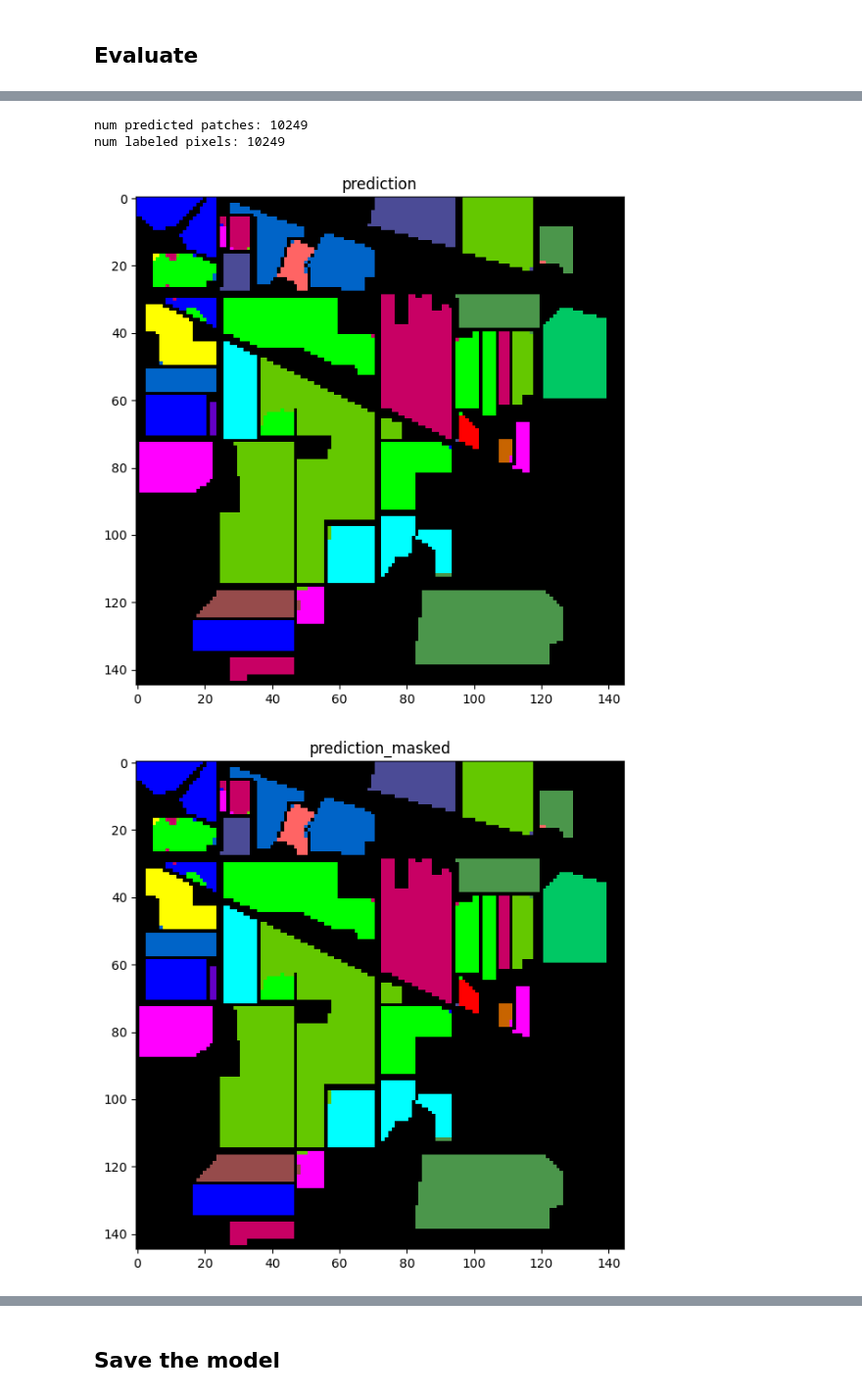
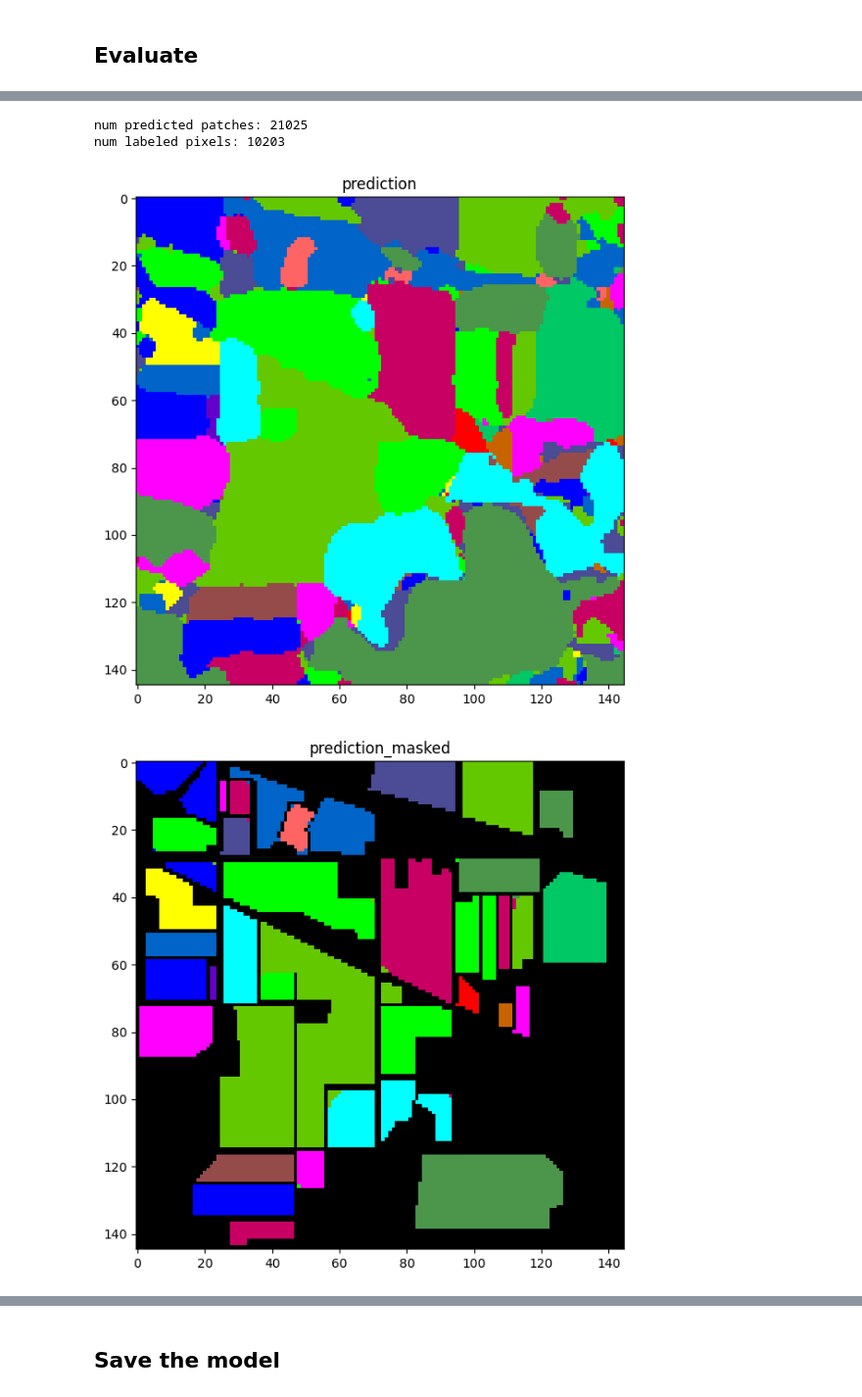
Before and after one commit to Chaknith/Recreate-Research-Paper, a Jupyter notebook: HybridSN Exploring 3D-2D CNN Feature Hierarchy for Hyperspectral Image Classification/recreate.ipynb, the cells around one changed output, grey strips where cells are left out. Shown at 98% size. Saved outputs shown, nothing was run; the diff lists cells and outputs as text; code cells hidden in the pictures.

```diff
--- a/HybridSN Exploring 3D-2D CNN Feature Hierarchy for Hyperspectral Image Classification/recreate.ipynb
+++ b/HybridSN Exploring 3D-2D CNN Feature Hierarchy for Hyperspectral Image Classification/recreate.ipynb
@@ -222,6 +289,7 @@ class HybridSN(nn.Module):
         )
 
     def _forward_features(self, x: torch.Tensor) -> torch.Tensor:
+        x = x.unsqueeze(1)
         # x: (N, 1, Bands, Patch, Patch)
         x = self.conv3d_1(x)  # (N, 8, 24, 23, 23) for 30 bands / 25 patch
         x = self.conv3d_2(x)  # (N, 16, 20, 21, 21)
@@ -366,7 +389,7 @@ def evaluate(model, loader, criterion, device):
     correct = 0
     total = 0
 
-    for xb, yb in loader:
+    for batch_idx, (xb, yb) in tqdm(enumerate(loader), total=len(loader)):
         xb = xb.to(device)
         yb = yb.to(device)
 
@@ -385,10 +408,23 @@ def evaluate(model, loader, criterion, device):
     epoch_acc = correct / total
     return epoch_loss, epoch_acc
 # %%
+device = torch.device(f"cuda:{DEVICE}" if DEVICE >= 0 and torch.cuda.is_available() else "cpu")
+
+num_classes = len(DATASETS[DATASET]["class_name"])
+model = HybridSN(
+    num_classes,
+    N_PCA,
+    PATCH_SIZE,
+    #dropout=0.4,
+).to(device)
+
+criterion = nn.CrossEntropyLoss()
+optimizer = torch.optim.Adam(model.parameters(), lr=LR, weight_decay=WEIGHT_DECAY)
+
 best_val_acc = 0.0
 best_model_path = save_dir / "best_model.pth"
 
-for epoch in range(1, EPOCH + 1):
+for epoch in tqdm(range(1, EPOCH + 1)):
     train_loss, train_acc = train_one_epoch(
         model, train_loader, criterion, optimizer, device
     )
@@ -405,7 +441,7 @@ for epoch in range(1, EPOCH + 1):
 
         print(
             f"                 "
-            f"Val Loss: {val_loss:.4f} | Val Acc: {val_acc:.4f}"
+            f"Val Loss: {val_loss:.6f} | Val Acc: {val_acc:.6f}"
         )
 
         if val_acc > best_val_acc:
@@ -433,8 +467,8 @@ Saved best model to results/IP/best_model.pth
 # %% [markdown]
 ## Evaluate
+# %%
+X_whole_image, y_whole_image = create_patches(X_pca, y, PATCH_SIZE)
 # %%
-from tqdm import tqdm
-
 model.load_state_dict(torch.load(best_model_path, map_location=device))
 
 test_loss, test_acc = evaluate(model, test_loader, criterion, device)
@@ -443,14 +477,14 @@ print(f"Test Loss: {test_loss:.4f} | Test Acc: {test_acc:.4f}")
 pred_list = []
 
 all_loader = DataLoader(
-    HSIDataset(X_all, y_all),
+    HSIDataset(X_whole_image, y_whole_image),
     batch_size=BATCH_SIZE,
     shuffle=False
 )
 
 with torch.no_grad():
     for x, _ in tqdm(all_loader, total=len(all_loader)):
-        x = x.permute(0, 3, 1, 2).unsqueeze(1).float().to(device)
+        x = x.float().to(device)
         logits = model(x)
         pred = torch.argmax(logits, dim=1)
         pred_list.append(pred.cpu().numpy() + 1)   # back to 1..NUM_CLASS
@@ -458,20 +492,20 @@ with torch.no_grad():
 pred_flat = np.hstack(pred_list).astype(np.uint8)
 
 print("num predicted patches:", len(pred_flat))
-print("num labeled pixels:", np.sum(y != 0))
+print("num labeled pixels:", np.sum(y_all != 0))
 
-pred_map = np.zeros_like(y, dtype=np.uint8)
-pred_map[y != 0] = pred_flat
+H, W = y.shape
+pred_full = pred_flat.reshape(H, W)
 
-# same as pred_map here, since background is already 0
-pred_map_masked = pred_map.copy()
+pred_map_masked = np.zeros((H, W), dtype=np.uint8)
+pred_map_masked[y != 0] = pred_full[y != 0]
 
-spectral.imshow(classes=pred_map, title="prediction", figsize=(7, 7))
+spectral.imshow(classes=pred_full, title="prediction", figsize=(7, 7))
 spectral.imshow(classes=pred_map_masked, title="prediction_masked", figsize=(7, 7))
 
 spectral.save_rgb(
     os.path.join(save_dir, f"{DATASET}_prediction.jpg"),
-    pred_map,
+    pred_full,
     colors=spectral.spy_colors
 )
 
@@ -485,7 +519,7 @@ Test Loss: 0.0341 | Test Acc: 0.9907
-num predicted patches: 10249
-num labeled pixels: 10249
+num predicted patches: 21025
+num labeled pixels: 10203
-[figure, old version]
+[figure, new version]
-[figure, old version]
+[figure, new version]
 # %%
 @torch.no_grad()
 def predict_loader(model, loader, device):
```
Also changed, not shown: parts of 26 cells of this notebook, 1 other file.
